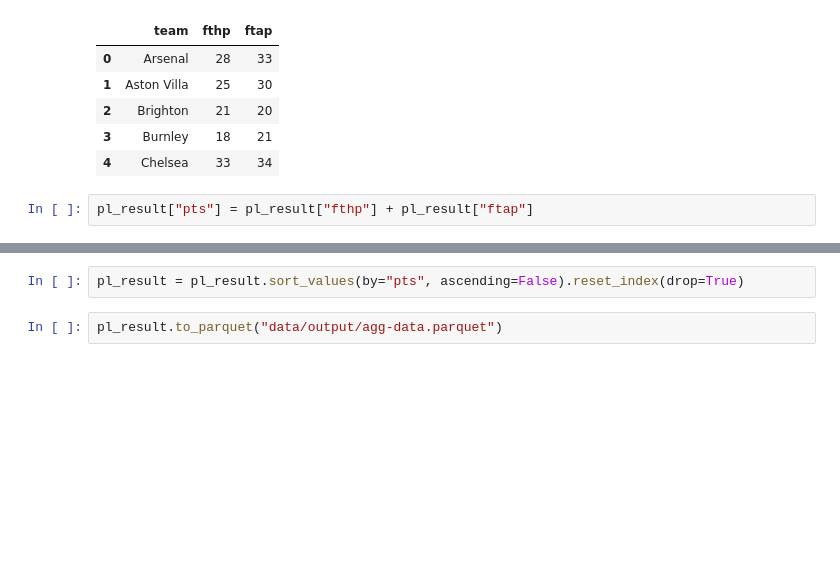
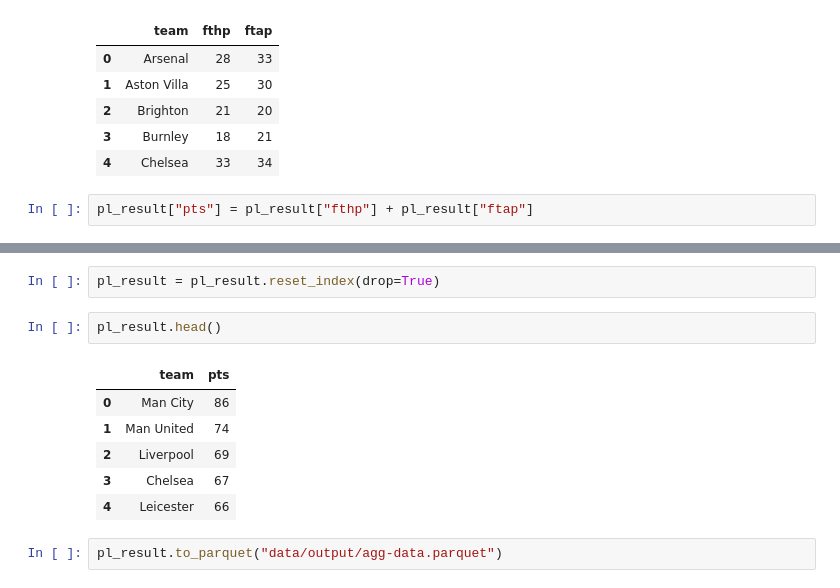
Before and after one commit to Isseudieye/miage-m1, a Jupyter notebook: Tps/dataplatform/TP_dataplatform_part_1_corrige.ipynb, the cells around one changed output, grey strips where cells are left out. Drawn from its saved outputs; the diff is of its cells as text; blank space fills up the shorter version.

```diff
--- a/Tps/dataplatform/TP_dataplatform_corrige.ipynb
+++ b/Tps/dataplatform/TP_dataplatform_part_1_corrige.ipynb
@@ -177,4 +186,13 @@ pl_result = pl_result[["team", "pts"]]
 # %%
-pl_result = pl_result.sort_values(by="pts", ascending=False).reset_index(drop=True)
+pl_result = pl_result.reset_index(drop=True)
+# %%
+pl_result.head()
+# %% [output]
+|  | team | pts |
+| 0 | Man City | 86 |
+| 1 | Man United | 74 |
+| 2 | Liverpool | 69 |
+| 3 | Chelsea | 67 |
+| 4 | Leicester | 66 |
 # %%
 pl_result.to_parquet("data/output/agg-data.parquet")
```
Also changed, not shown: parts of 3 cells of this notebook, 3 other files.
